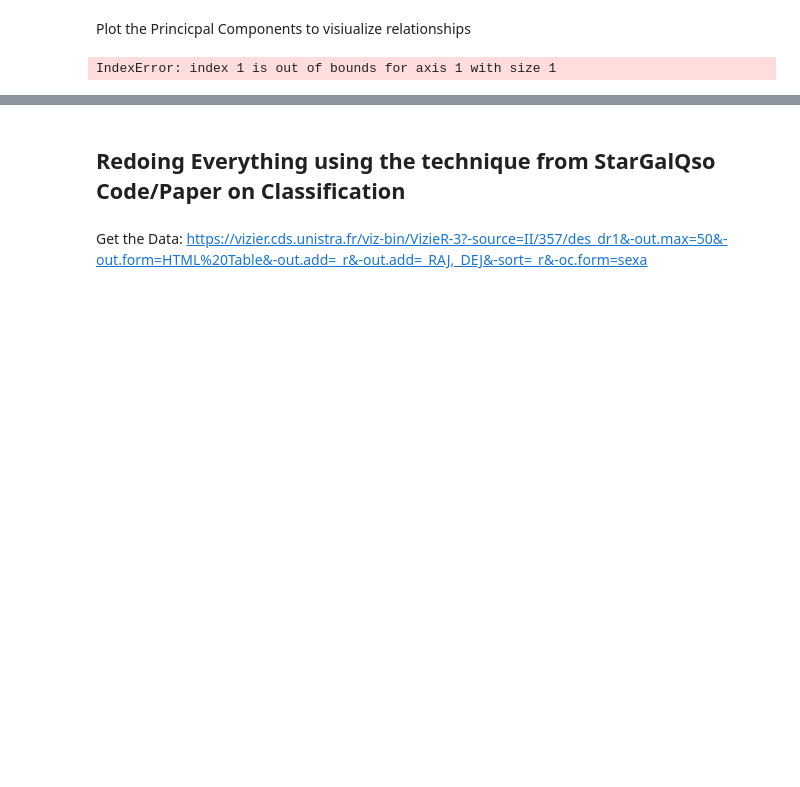
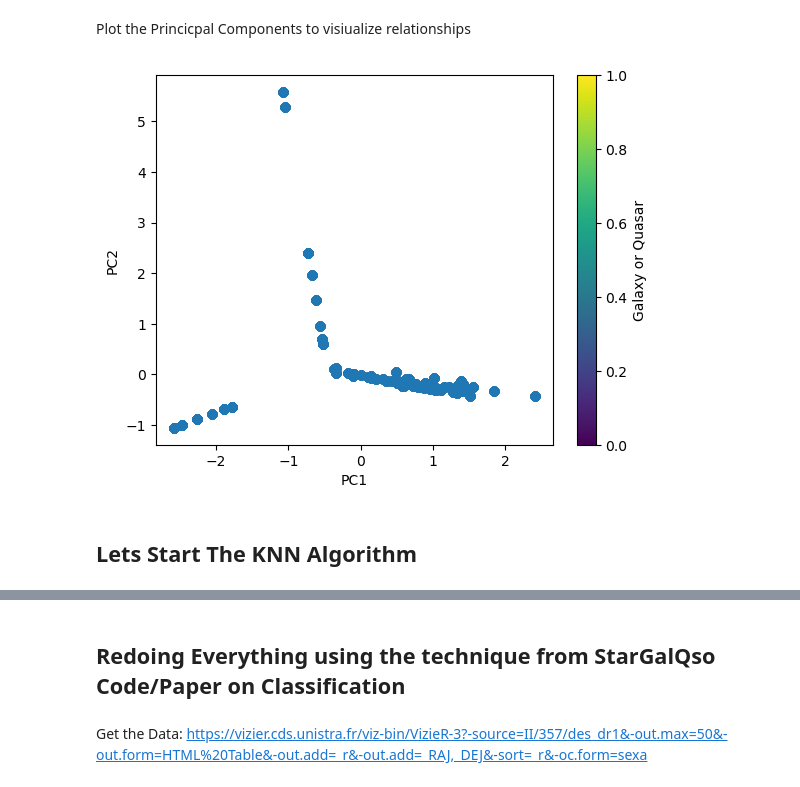
Before and after one commit to Iofuentes/A519_Final_Proj, a Jupyter notebook: Main.ipynb, the cells around one changed output, grey strips where cells are left out. Saved outputs shown, nothing was run; the diff lists cells and outputs as text; code cells hidden in the pictures; blank space fills up the shorter version.

```diff
--- a/Main.ipynb
+++ b/Main.ipynb
@@ -161,14 +159,17 @@ plt.legend(loc='upper left')
 # %% [markdown]
 Plot the Princicpal Components to visiualize relationships
 # %%
-# colormap = plt.cm.get_cmap('coolwarm')
+# Plot the first two principal components
+colormap = plt.cm.get_cmap('coolwarm')
 
-# plt.figure()
-# scatter = plt.scatter(X_pca1[:,0], X_pca1[:,1], cmap=colormap)
-# plt.xlabel('PC1')
-# plt.ylabel('PC2')
+plt.figure()
+scatter = plt.scatter(X_pca1[:,0], X_pca1[:,1], cmap=colormap)
+plt.xlabel('PC1')
+plt.ylabel('PC2')
 
-# plt.colorbar(scatter, label="Galaxy or Quasar")
-# plt.show()
+plt.colorbar(scatter, label="Galaxy or Quasar")
+plt.show()
 # %% [output]
-IndexError: index 1 is out of bounds for axis 1 with size 1
+[figure, added]
+# %% [markdown]
+## Lets Start The KNN Algorithm
```
Also changed, not shown: parts of 31 cells of this notebook, 3 other files.
